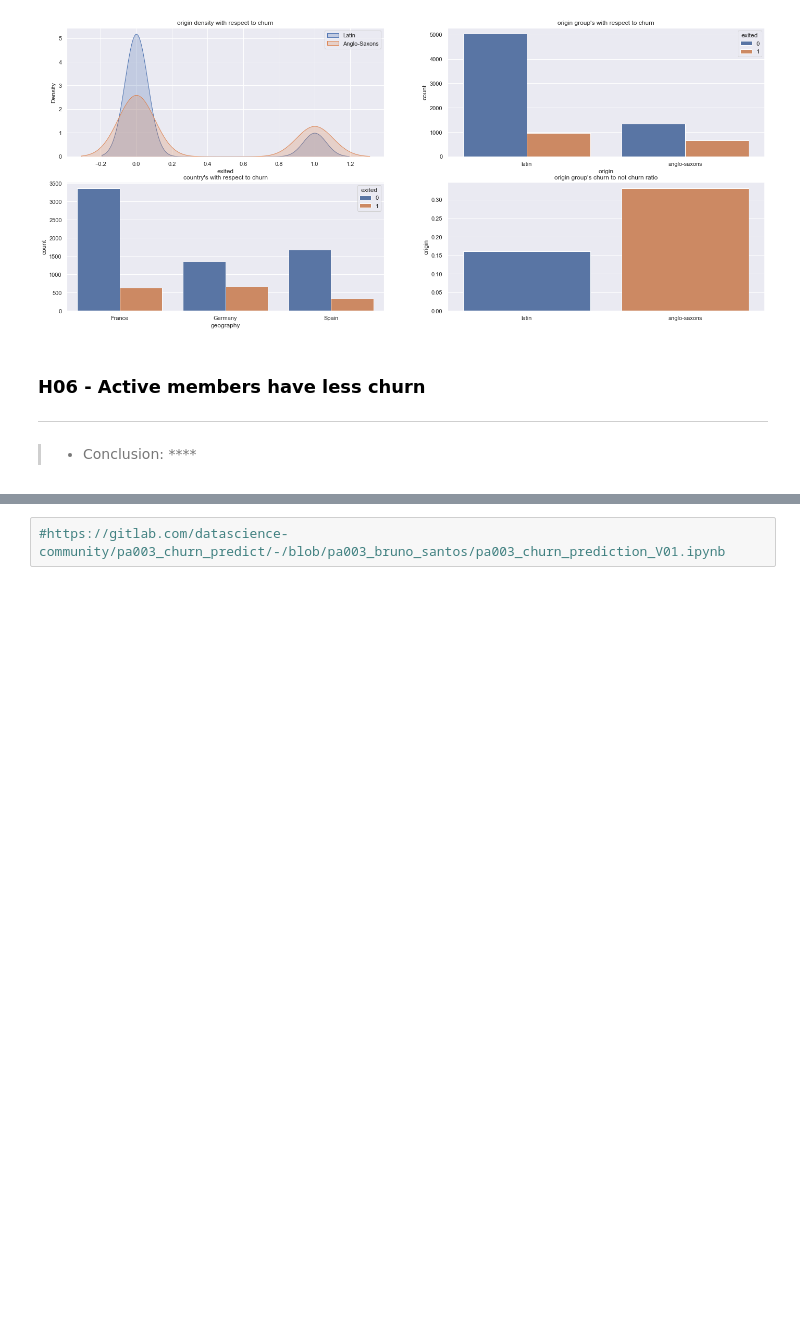
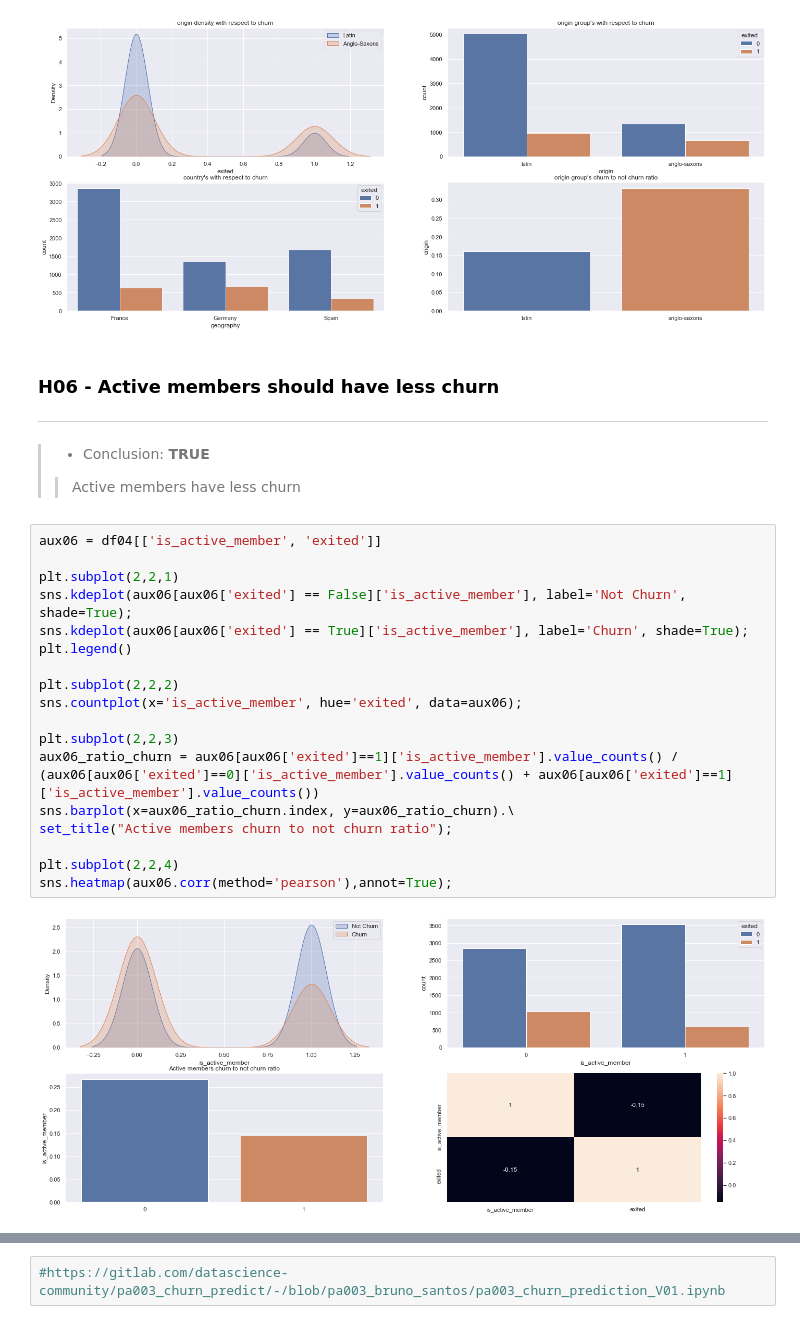
Before and after one commit to FabioCaffarello/Churn-Prediction-TopBank, a Jupyter notebook: 02-Notebooks/02-Scond_Cycle_CRISP/workflow_complete.ipynb, the cells around one changed output, grey strips where cells are left out. Saved outputs shown, nothing was run; the diff lists cells and outputs as text; blank space fills up the shorter version.

```diff
--- a/02-Notebooks/02-Scond_Cycle_CRISP/workflow_complete.ipynb
+++ b/02-Notebooks/02-Scond_Cycle_CRISP/workflow_complete.ipynb
@@ -817,7 +821,27 @@ set_title("origin group's churn to not churn ratio");
 # %% [output]
 [figure]
 # %% [markdown]
-### H06 - Active members have less churn
+### H06 - Active members should have less churn
 ---
-> - Conclusion: ****
->>
+> - Conclusion: **TRUE**
+>> Active members have less churn
+# %%
+aux06 = df04[['is_active_member', 'exited']]
+
+plt.subplot(2,2,1)
+sns.kdeplot(aux06[aux06['exited'] == False]['is_active_member'], label='Not Churn', shade=True);
+sns.kdeplot(aux06[aux06['exited'] == True]['is_active_member'], label='Churn', shade=True);
+plt.legend()
+
+plt.subplot(2,2,2)
+sns.countplot(x='is_active_member', hue='exited', data=aux06);
+
+plt.subplot(2,2,3)
+aux06_ratio_churn = aux06[aux06['exited']==1]['is_active_member'].value_counts() / (aux06[aux06['exited']==0]['is_active_member'].value_counts() + aux06[aux06['exited']==1]['is_active_member'].value_counts())
+sns.barplot(x=aux06_ratio_churn.index, y=aux06_ratio_churn).\
+set_title("Active members churn to not churn ratio");
+
+plt.subplot(2,2,4)
+sns.heatmap(aux06.corr(method='pearson'),annot=True);
+# %% [output]
+[figure, added]
```
Also changed, not shown: parts of 10 cells of this notebook.
